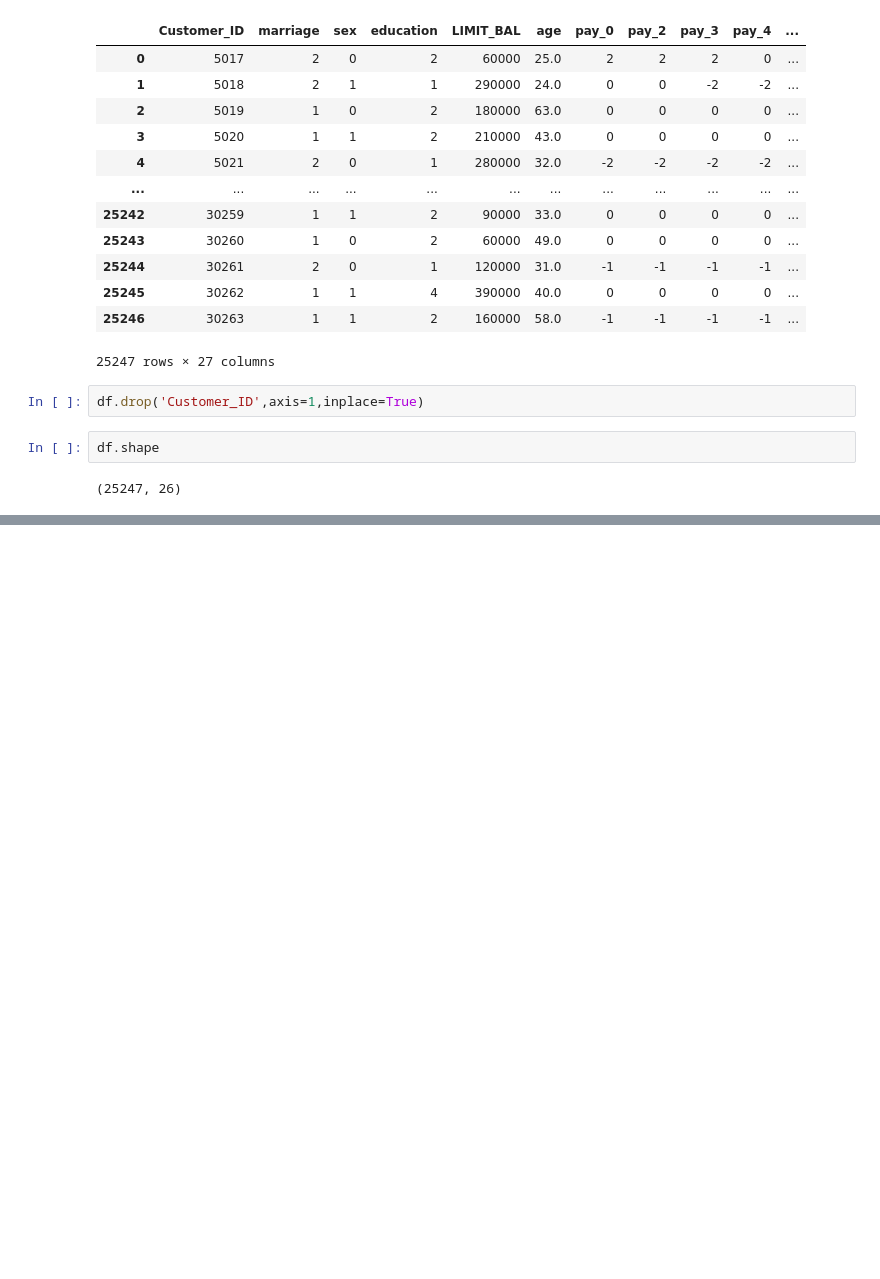
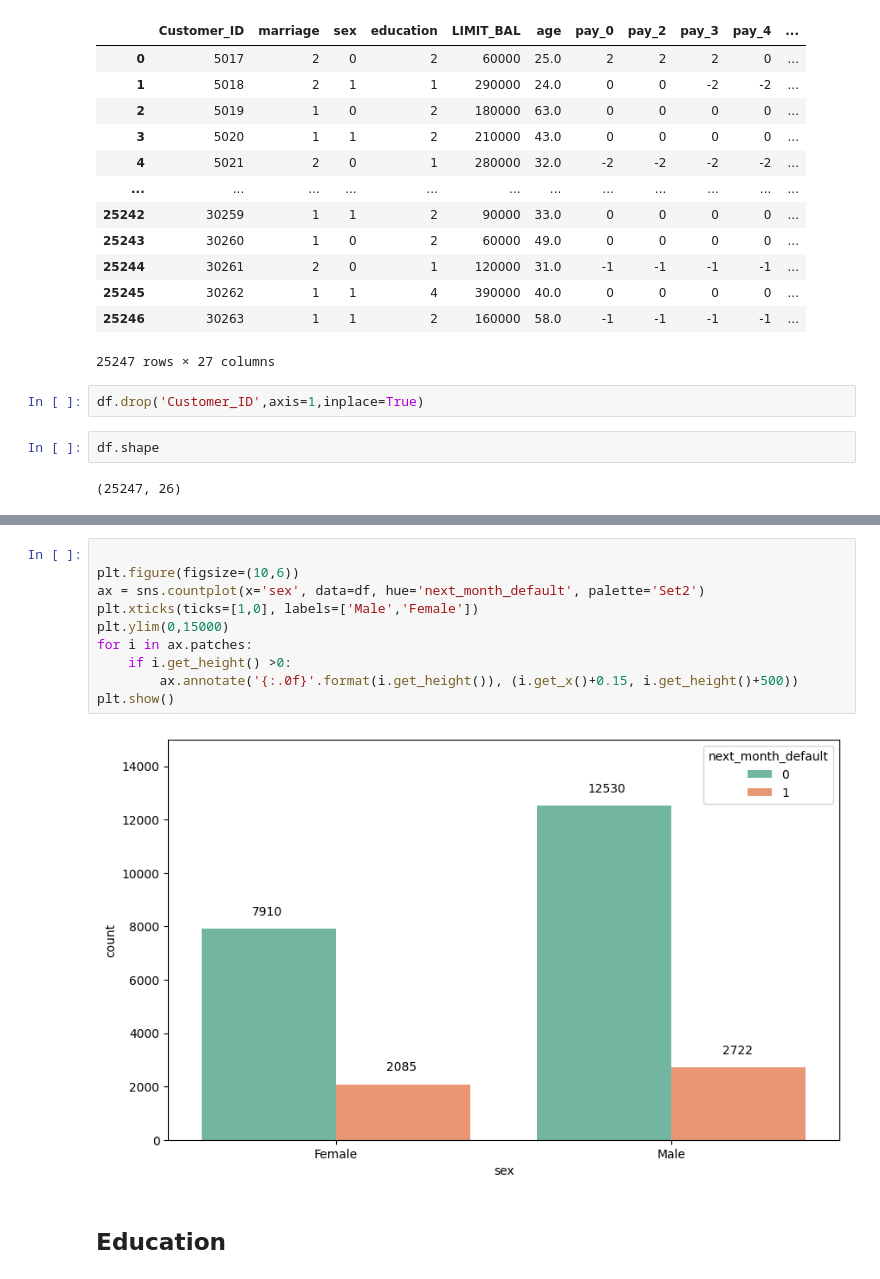
Before and after one commit to ravirao05/Credit-Card-Default-Prediction, a Jupyter notebook: creditcard.ipynb, the cells around one changed output, grey strips where cells are left out. Drawn from its saved outputs; the diff is of its cells as text; blank space fills up the shorter version.

```diff
--- a/creditcard.ipynb
+++ b/creditcard.ipynb
@@ -30,0 +198,14 @@ df.shape
+# %%
+
+plt.figure(figsize=(10,6))
+ax = sns.countplot(x='sex', data=df, hue='next_month_default', palette='Set2')
+plt.xticks(ticks=[1,0], labels=['Male','Female'])
+plt.ylim(0,15000)
+for i in ax.patches:
+    if i.get_height() >0:
+        ax.annotate('{:.0f}'.format(i.get_height()), (i.get_x()+0.15, i.get_height()+500))
+plt.show()
+# %% [output]
+[figure, added]
+# %% [markdown]
+## Education
```
Also changed, not shown: parts of 31 cells of this notebook, 3 other files.
